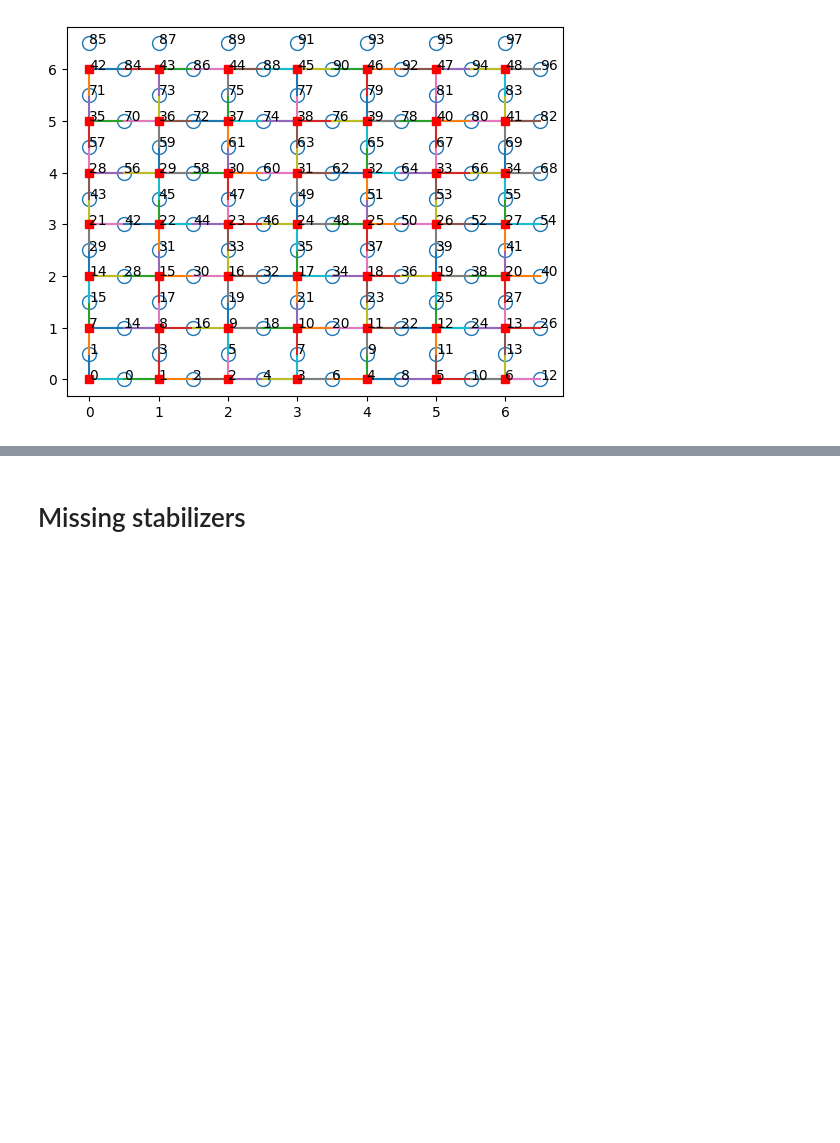
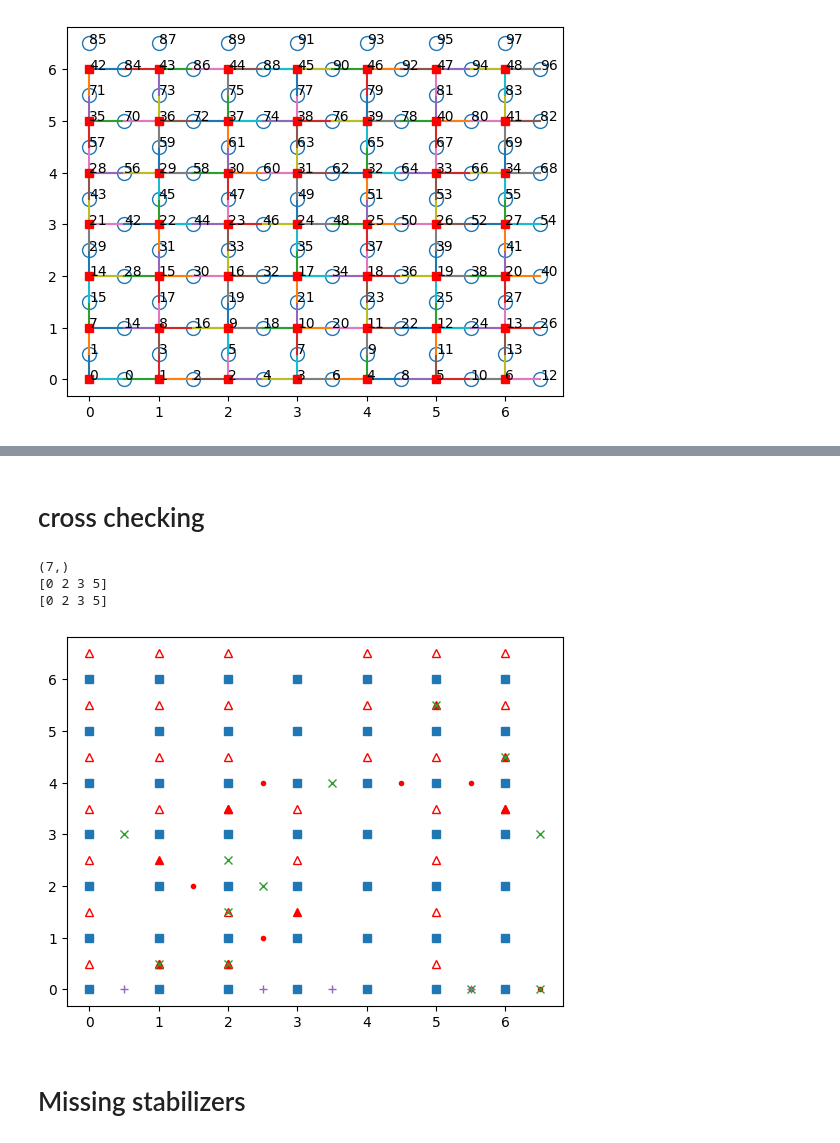
Before and after one commit to hassan-shap/FT-DQC, a Jupyter notebook: repetition.ipynb, the cells around one changed output, grey strips where cells are left out. Cells and saved outputs as stored; diff of their text form; code cells hidden in the pictures; blank space fills up the shorter version.

```diff
--- a/repetition.ipynb
+++ b/repetition.ipynb
@@ -227,3 +227,81 @@ for q in idx_recovery:
+# %% [markdown]
+# cross checking
+# %%
+p_err =  0.1
+q_err = 0.1
+weights = np.ones(num_q_spacetime) * np.log((1-p_err)/p_err)
+matching_x = Matching(Smat_spacetime,spacelike_weights=weights)
+
+matching_spacetime = Matching(Smat, spacelike_weights=np.log((1-p_err)/p_err),
+                repetitions=repetitions, timelike_weights=np.log((1-p_err)/p_err))
+
+for i_y in range(dy):
+    for i_x in range(dx):
+        plt.plot(i_x,i_y, "s", color = "C0")
+
+repetitions = dy
+noise_new = (np.random.rand(dx, repetitions) < p_err).astype(np.uint8)
+noise_cumulative = (np.cumsum(noise_new, 1) % 2).astype(np.uint8)
+noise_total = noise_cumulative[:,-1]
+syndrome = Smat@noise_cumulative % 2
+# err_inst = np.random.rand(num_q)
+err_idx = np.argwhere(noise_new>0 )
+# # print(err_idx)
+msize = 3
+for q in err_idx:
+    plt.plot(qubit_coords[q[0]][0],q[1],"ro",markersize=msize)
+
+syndrome_error = (np.random.rand(dx, repetitions) < q_err ).astype(np.uint8)
+syndrome_error[:,-1] = 0 # Perfect measurements in last round to ensure even parity
+synd_err_idx = np.argwhere(syndrome_error >0 )
+# # print(synd_idx)
+for q in synd_err_idx:
+    plt.plot(q[0], q[1]+0.5,"r^")
+
+noisy_syndrome = (syndrome + syndrome_error) % 2
+synd_idx = np.argwhere(noisy_syndrome >0 )
+# # print(synd_idx)
+for q in synd_idx:
+    plt.plot(q[0], q[1]+0.5,"r^", markerfacecolor="None")
+
+# # Convert to difference syndrome
+noisy_syndrome[:,1:] = (noisy_syndrome[:,1:] - noisy_syndrome[:,0:-1]) % 2
+synd_idx = np.argwhere(noisy_syndrome >0 )
+# print(synd_idx)
+# for q in synd_idx:
+#     plt.plot(q[0], q[1],"rx")
+
+
+recovery_x = matching_x.decode(noisy_syndrome)
+
+# recovery_tot = np.zeros(dx)
+# for i_y in range(dy):
+#     recovery_tot += recovery_x[2*i_y*dx:2*(i_y+1)*dx:2]
+# recovery_tot %= 2
+recovery_tot = np.sum(recovery_x.reshape(-1,2*dx)[:,0::2], axis=0) % 2
+# print(recovery_tot.shape)
+idx_recovery_tot = np.argwhere(recovery_tot>0)[:,0]
+print(idx_recovery_tot)
+
+# recovery_tot += recovery_x[2*i_y*dx:2*(i_y+1)*dx:2]
+# recovery_tot %= 2
+
+# print(err_idx)
+idx_recovery = np.argwhere(recovery_x>0)[:,0]
+for q in idx_recovery:
+    plt.plot(qubit_coords_spacetime[q][0],qubit_coords_spacetime[q][1],"x", color="C2")
+
+rec_spacetime = matching_spacetime.decode(noisy_syndrome)
+idx_recovery_st = np.argwhere(rec_spacetime>0)[:,0]
+# for q in idx_recovery_st:
+plt.plot(idx_recovery_st+0.5,[0]*len(idx_recovery_st),"+", color="C4")
+
+print(idx_recovery_st)#, rec_spacetime.shape)
+# %% [output]
+(7,)
+[0 2 3 5]
+[0 2 3 5]
+[figure, added]
 # %% [markdown]
 # Missing stabilizers
 # %%
```
Also changed, not shown: parts of 2 cells of this notebook, 2 other files.
